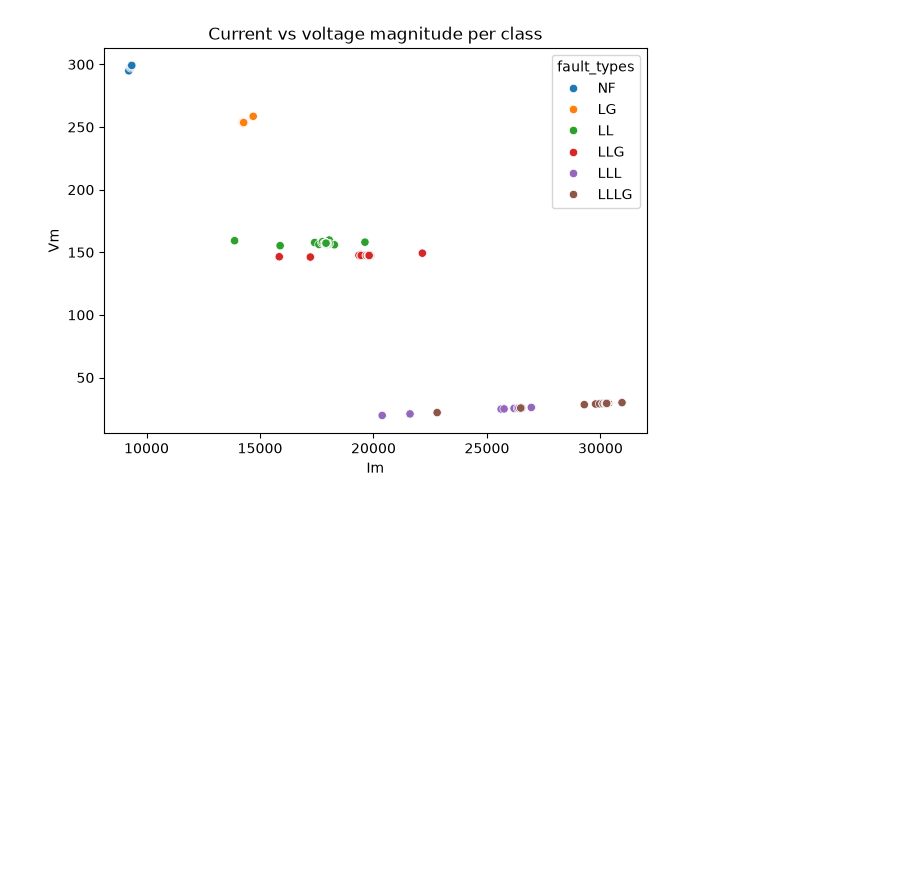
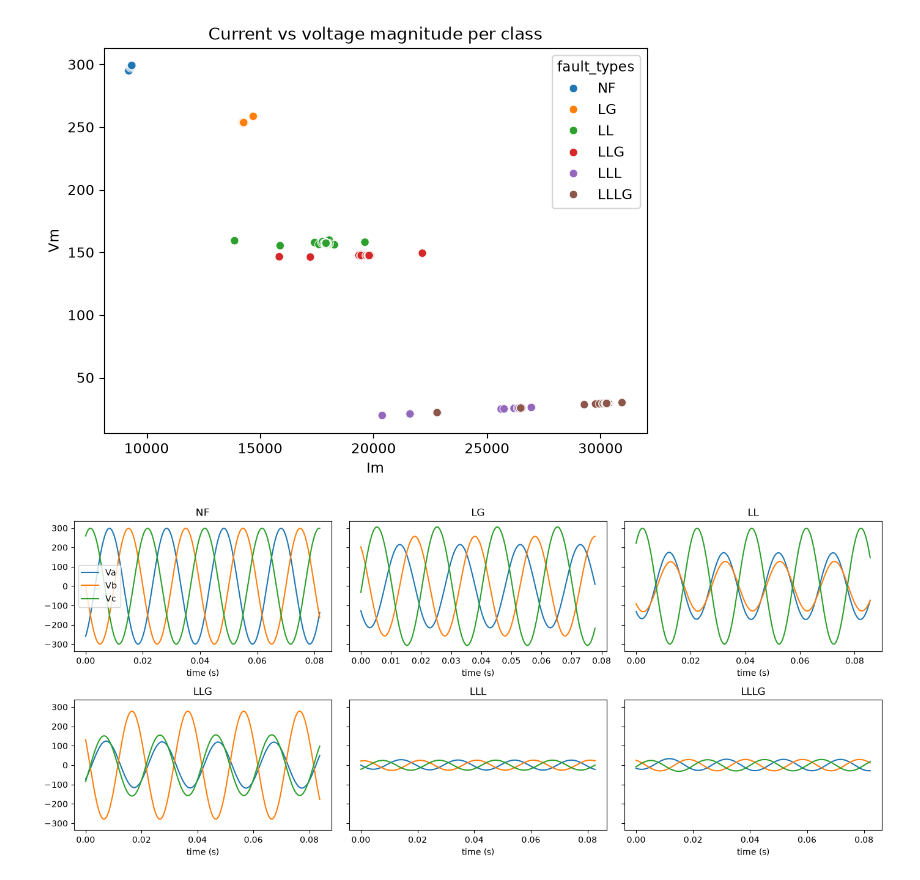
Before and after one commit to Alveera1/ai-grid-fault-classifier, a Jupyter notebook: notebooks/02_visualization.ipynb, the cells around one changed output. Saved outputs shown, nothing was run; the diff lists cells and outputs as text; code cells hidden in the pictures; blank space fills up the shorter version.

Commit message:
Add voltage waveforms, box plots, heatmap and angle/frequency plots

```diff
--- a/notebooks/02_visualization.ipynb
+++ b/notebooks/02_visualization.ipynb
@@ -78,3 +78,18 @@ plt.savefig("figures/scatter_Im_Vm.png", dpi=200, bbox_inches="tight")
 plt.show()
 # %% [output]
 [figure]
+# %%
+fig, axes = plt.subplots(2, 3, figsize=(14, 6), sharey=True)
+for ax, c in zip(axes.ravel(), CLASSES):
+    g = df[df[TARGET] == c].iloc[:330]
+    t = g["time_stamp"] - g["time_stamp"].iloc[0]
+    for col in ["Va", "Vb", "Vc"]:
+        ax.plot(t, g[col], label=col)
+    ax.set_title(c)
+    ax.set_xlabel("time (s)")
+axes[0, 0].legend()
+plt.tight_layout()
+plt.savefig("figures/waveforms_voltage.png", dpi=200)
+plt.show()
+# %% [output]
+[figure, added]
```
Also changed, not shown: 4 other files.
